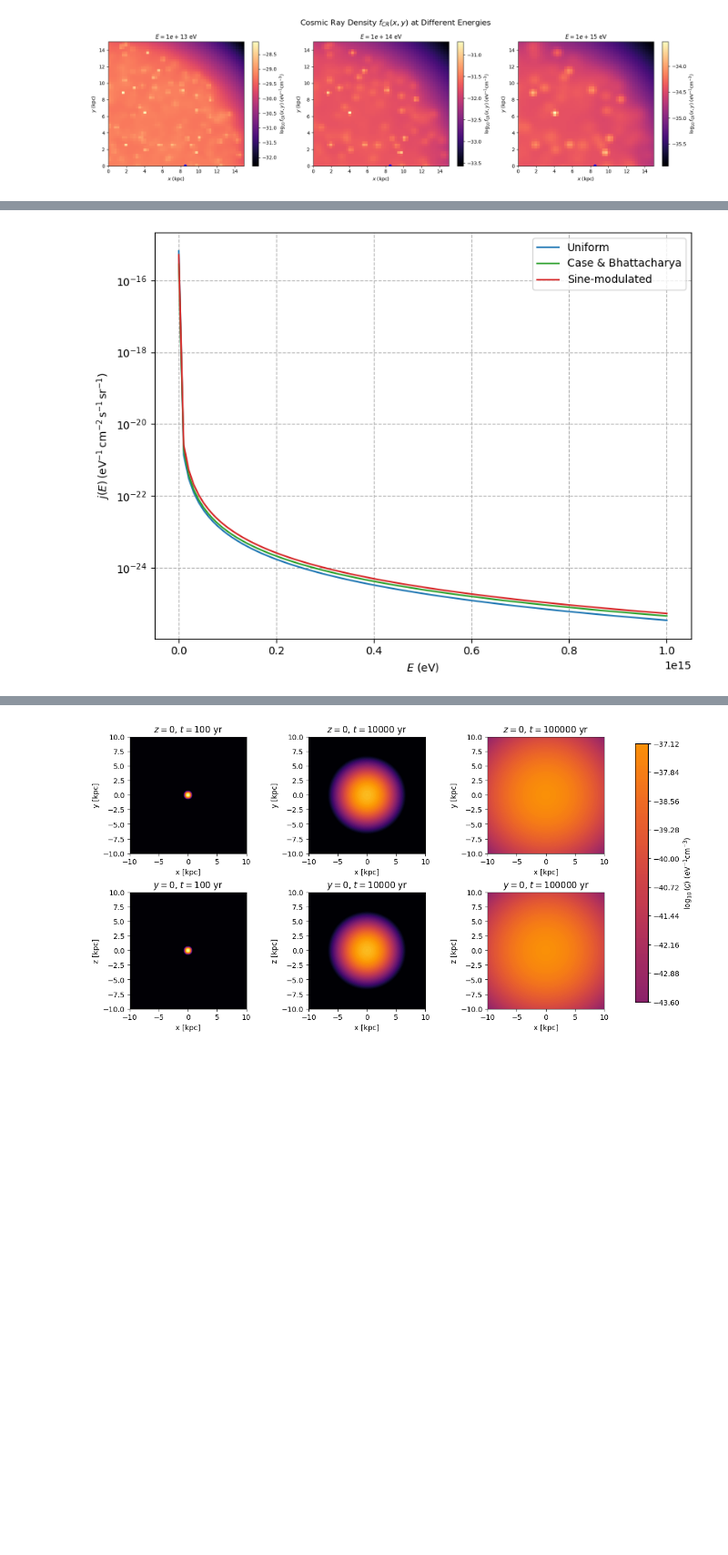
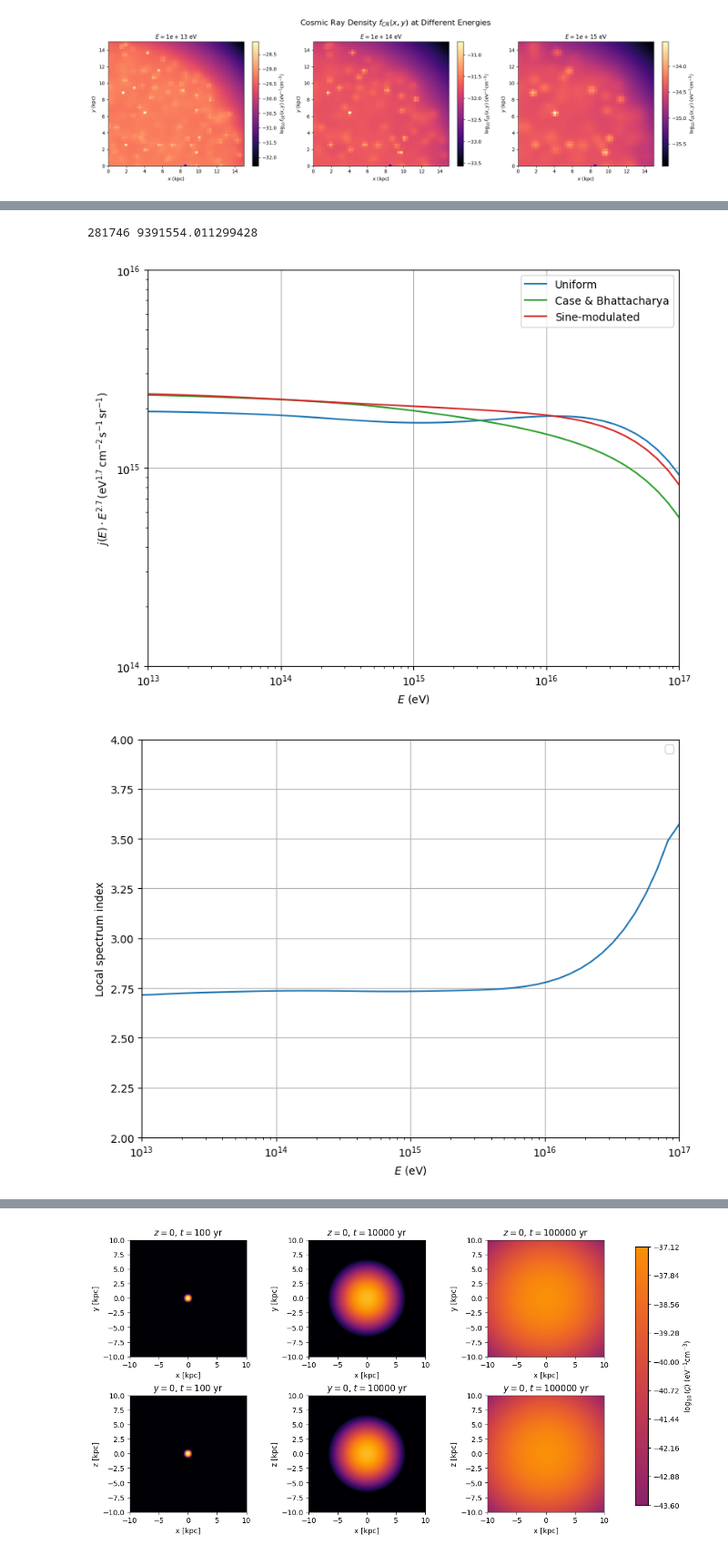
Before and after one commit to JP12468/CRmap, a Jupyter notebook: CRmap.ipynb, the cells around one changed output, grey strips where cells are left out. Shown at 91% size. Cells and saved outputs as stored; diff of their text form; code cells hidden in the pictures; blank space fills up the shorter version.

```diff
--- a/CRmap.ipynb
+++ b/CRmap.ipynb
@@ -434,7 +437,6 @@ from scipy.integrate import quad
 
 jax.config.update("jax_enable_x64", True)
 
-# Constants
 kpc = 3.086e21
 year = 3.154e7
 m_p_c2 = 0.938e9  # eV
@@ -443,26 +445,25 @@ L = L_kpc * kpc
 R_kpc = 15.0
 R = R_kpc * kpc
 
-# Spatial location (Earth)
 x_obs = 8.5 * kpc
 y_obs = 0.0
 
-E_values = jnp.linspace(1e10, 1e15, 100, dtype=jnp.float64)
+E_values = jnp.logspace(13, 17, 50, dtype=jnp.float64)
 
-# Functions
 def Q_E(E):
     alpha = 4.23
     xi_CR = 0.087
     E_SNR = 6.242e62
     Lambda = 4.111
-    beta = 1.0
     x = E / m_p_c2
-    return (xi_CR * E_SNR) / ((m_p_c2)**2 * Lambda * beta) * (jnp.sqrt(x**2 - 1))**(2 - alpha)
+    beta = jnp.sqrt(1 - (1 / x)**2)
+    xmax = 1.0e17 / m_p_c2
+    return (xi_CR * E_SNR) / ((m_p_c2)**2 * Lambda * beta) * (jnp.sqrt(x**2 - 1))**(2 - alpha) * jnp.exp(-x / xmax)
 
 def kappa_E(E):
     kappa_0 = 3.3e-8
-    beta = 1.0
     x = E / m_p_c2
+    beta = jnp.sqrt(1 - (1 / x)**2)
     return kappa_0 * beta * jnp.sqrt(jnp.sqrt(x**2 - 1)) * (kpc**2) / year
 
 def v(E):  # E in eV
@@ -491,9 +492,8 @@ def j_CR_at_point(E, sources, tau, x, y):
     psi = green_sum(E, x, y, sources, tau)  # unit: eV^-1 cm^-3
     return (v(E) / (4 * jnp.pi)) * psi  # unit: eV^-1 cm^-2 s^-1 sr^-1
 
-# Source sampling utilities
 def sample_from_pdf(pdf, R_max, N):
-    R_vals = np.linspace(0.01, R_max, 1000)
+    R_vals = np.linspace(0.01, R_max, 150)
     p_vals = pdf(R_vals)
     p_vals /= np.sum(p_vals)
     cdf = np.cumsum(p_vals)
@@ -538,46 +538,70 @@ def generate_sources(model_id, key, N_sources):
         I_sine, _ = quad(f_sine_integrand, 0, R_max)
         def f_sine(R):
             val = A_sine * np.sin(np.pi * R / R0_sine + theta0_sine) * np.exp(-beta_sine * R)
             return val * 2 * np.pi * R / I_sine if val > 0 else 0
         np.random.seed(int(rkey[0]))
         x, y = sample_from_pdf(np.vectorize(f_sine), R_max, N_sources)
 
     return jnp.stack([jnp.array(x) * kpc, jnp.array(y) * kpc, z], axis=-1)
 
 key = random.PRNGKey(42)
 colors = ['tab:blue', 'tab:green', 'tab:red']
 labels = ['Uniform', 'Case & Bhattacharya', 'Sine-modulated']
 
 plt.figure(figsize=(8, 6))
 
-for model_id in [1, 2, 3]:
+D = kappa_E(E_values[0])
+t_max = 4 * (L**2) / (2 * D)
+t_max_year = t_max / year
+
+N_sources = int(0.03 * t_max_year)
+if N_sources < 1:
+  N_sources = 1
+
+print(N_sources, t_max_year)
+
+for model_id in [1,2,3]:
     subkey, key = random.split(key)
-
-    for i, E in enumerate(E_values):
-        D = kappa_E(E)
-        t_max = (L**2) / (2 * D)
-        t_max_year = t_max / year
-
-        N_sources = int(0.03 * t_max_year)
-        if N_sources < 1:
-            N_sources = 1
 
     sources = generate_sources(model_id, subkey, N_sources)
 
     tau_i_year = random.uniform(subkey, shape=(N_sources,), minval=0, maxval=float(t_max_year), dtype=jnp.float64)
     tau_i = tau_i_year * year
 
-    j_vals = [j_CR_at_point(E, sources, tau_i, x_obs, y_obs) for E in E_values]
+    j_vals = jnp.array([j_CR_at_point(E, sources, tau_i, x_obs, y_obs) for E in E_values])
 
-    plt.plot(E_values, j_vals, label=labels[model_id - 1], color=colors[model_id - 1])
+    plt.plot(E_values, E_values**2.7 * np.array(j_vals), label=labels[model_id - 1], color=colors[model_id - 1])
 
 plt.xlabel("$E$ (eV)")
-plt.ylabel(r"$j(E)\,\mathrm{(eV^{-1}\,cm^{-2}\,s^{-1}\,sr^{-1})}$")
-#plt.xscale('log')
+plt.ylabel(r"$j(E)\cdot E^{2.7}\,\mathrm{(eV^{1.7}\,cm^{-2}\,s^{-1}\,sr^{-1})}$")
+plt.xlim(1e13, 1e17)
+plt.ylim(1e14, 1e16)
+plt.xscale('log')
 plt.yscale('log')
 plt.legend()
-plt.grid(True, which="both", ls="--")
+plt.grid(True)
 plt.tight_layout()
 plt.show()
+
+plt.figure(figsize=(8, 6))
+
+dlogjE = jnp.gradient(jnp.log10(j_vals))
+dlogE = jnp.gradient(jnp.log10(E_values))
+
+alpha_local = -dlogjE / dlogE
+
+plt.plot(E_values, alpha_local)
+
+plt.xscale('log')
+plt.xlim(1e13, 1e17)
+plt.ylim(2.0, 4.0)
+plt.xlabel("$E$ (eV)")
+plt.ylabel(r"Local spectrum index")
+plt.legend()
+plt.grid(True)
+plt.tight_layout()
+plt.show()
 # %% [output]
+281746 9391554.011299428
-[figure, old version]
+[figure, new version]
+[figure, added]
```
Also changed, not shown: parts of 4 cells of this notebook.
